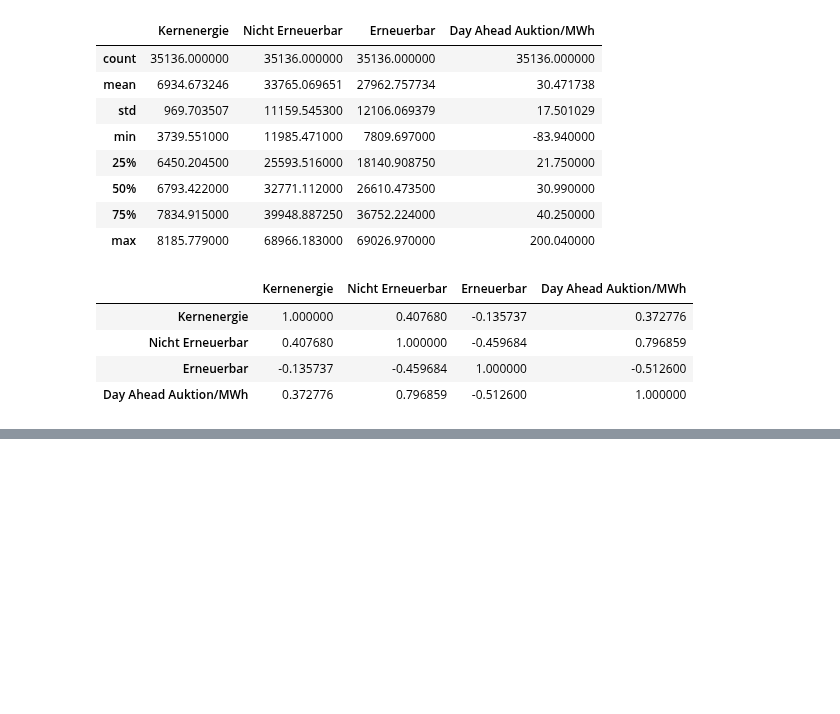
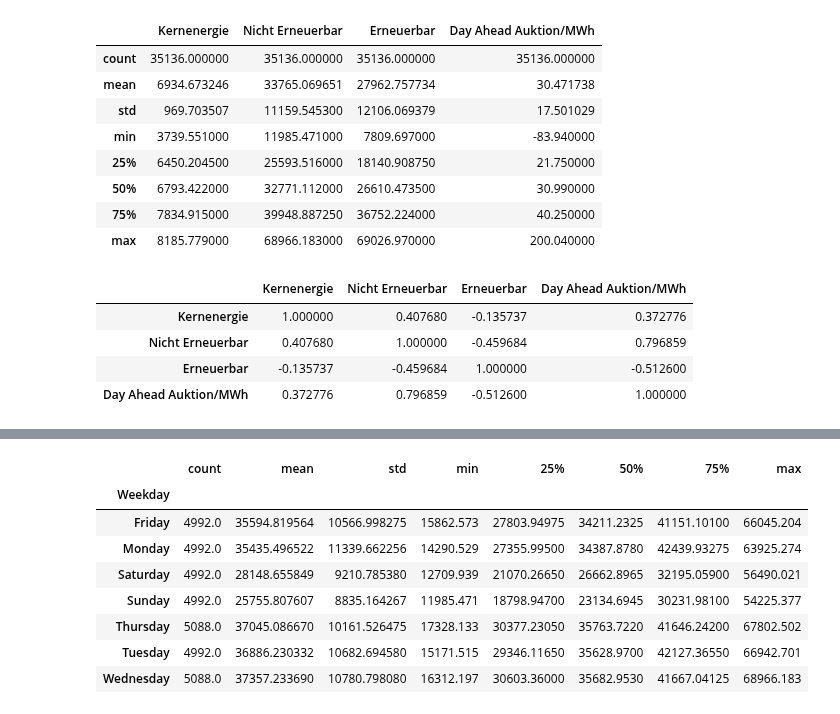
Before and after one commit to M-123-456/team-6-energy-costs, a Jupyter notebook: first_notebook.ipynb, the cells around one changed output, grey strips where cells are left out. Cells and saved outputs as stored; diff of their text form; code cells hidden in the pictures; blank space fills up the shorter version.

```diff
--- a/first_notebook.ipynb
+++ b/first_notebook.ipynb
@@ -81,0 +116,13 @@ energy_df.corr()
+# %%
+#  Non-renewable energy
+energy_df_grp_weekday.describe().loc[:, 'Nicht Erneuerbar']
+# %% [output]
+|  | count | mean | std | min | 25% | 50% | 75% | max |
+| Weekday |  |  |  |  |  |  |  |  |
+| Friday | 4992.0 | 35594.819564 | 10566.998275 | 15862.573 | 27803.94975 | 34211.2325 | 41151.10100 | 66045.204 |
+| Monday | 4992.0 | 35435.496522 | 11339.662256 | 14290.529 | 27355.99500 | 34387.8780 | 42439.93275 | 63925.274 |
+| Saturday | 4992.0 | 28148.655849 | 9210.785380 | 12709.939 | 21070.26650 | 26662.8965 | 32195.05900 | 56490.021 |
+| Sunday | 4992.0 | 25755.807607 | 8835.164267 | 11985.471 | 18798.94700 | 23134.6945 | 30231.98100 | 54225.377 |
+| Thursday | 5088.0 | 37045.086670 | 10161.526475 | 17328.133 | 30377.23050 | 35763.7220 | 41646.24200 | 67802.502 |
+| Tuesday | 4992.0 | 36886.230332 | 10682.694580 | 15171.515 | 29346.11650 | 35628.9700 | 42127.36550 | 66942.701 |
+| Wednesday | 5088.0 | 37357.233690 | 10780.798080 | 16312.197 | 30603.36000 | 35682.9530 | 41667.04125 | 68966.183 |
```
Also changed, not shown: parts of 15 cells of this notebook.
